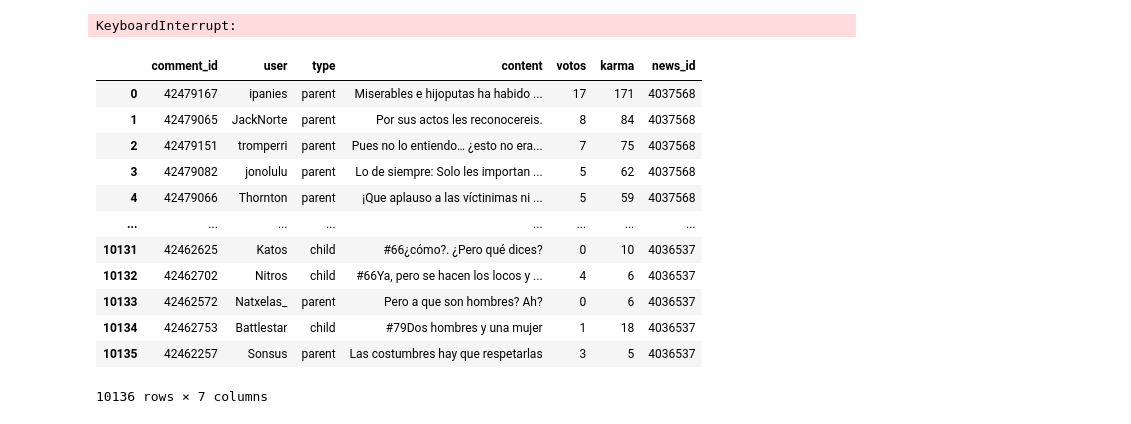
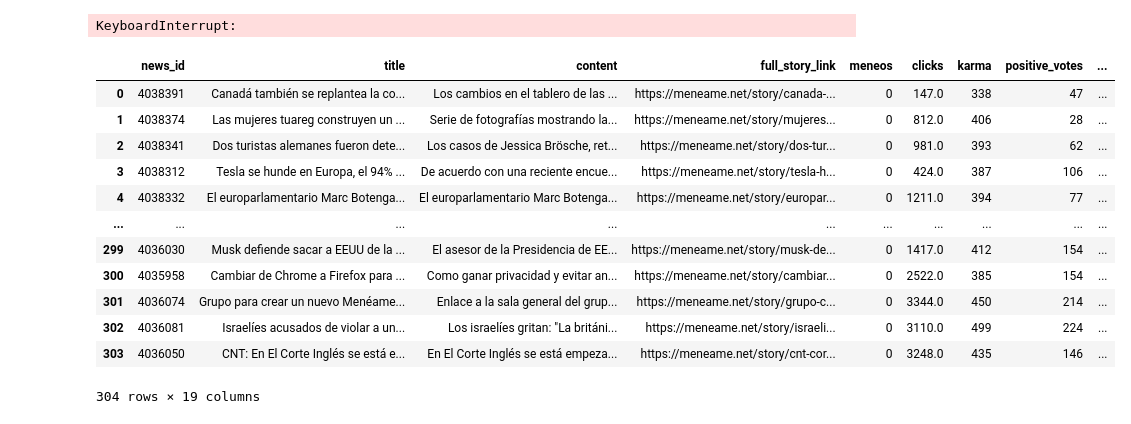
Before and after one commit to LucijaBrcic/Analisis-de-noticias, a Jupyter notebook: src/01.Scraper/scrape_comments.ipynb, the cells around one changed output. Cells and saved outputs as stored; diff of their text form; code cells hidden in the pictures.

```diff
--- a/src/01.Scraper/scrape_comments.ipynb
+++ b/src/01.Scraper/scrape_comments.ipynb
@@ -165,21 +165,22 @@ Scraping page 311: https://www.meneame.net/?page=311
 Scraping page 312: https://www.meneame.net/?page=312
 Scraping page 313: https://www.meneame.net/?page=313
 KeyboardInterrupt:
-# %%
-df
-# %% [output]
-|  | comment_id | user | type | content | votos | karma | news_id |
-| 0 | 42479167 | ipanies | parent | Miserables e hijoputas ha habido ... | 17 | 171 | 4037568 |
-| 1 | 42479065 | JackNorte | parent | Por sus actos les reconocereis. | 8 | 84 | 4037568 |
-| 2 | 42479151 | tromperri | parent | Pues no lo entiendo… ¿esto no era... | 7 | 75 | 4037568 |
-| 3 | 42479082 | jonolulu | parent | Lo de siempre: Solo les importan ... | 5 | 62 | 4037568 |
-| 4 | 42479066 | Thornton | parent | ¡Que aplauso a las víctinimas ni ... | 5 | 59 | 4037568 |
-| ... | ... | ... | ... | ... | ... | ... | ... |
-| 10131 | 42462625 | Katos | child | #66¿cómo?. ¿Pero qué dices? | 0 | 10 | 4036537 |
-| 10132 | 42462702 | Nitros | child | #66Ya, pero se hacen los locos y ... | 4 | 6 | 4036537 |
-| 10133 | 42462572 | Natxelas_ | parent | Pero a que son hombres? Ah? | 0 | 6 | 4036537 |
-| 10134 | 42462753 | Battlestar | child | #79Dos hombres y una mujer | 1 | 18 | 4036537 |
-| 10135 | 42462257 | Sonsus | parent | Las costumbres hay que respetarlas | 3 | 5 | 4036537 |
-10136 rows × 7 columns
+# %%
+df0=pd.read_csv("../00.data/preprocesado/meneame_procesado.csv")
+df0
+# %% [output]
+|  | news_id | title | content | full_story_link | meneos | clicks | karma | positive_votes | ... |
+| 0 | 4038391 | Canadá también se replantea la co... | Los cambios en el tablero de las ... | https://meneame.net/story/canada-... | 0 | 147.0 | 338 | 47 | ... |
+| 1 | 4038374 | Las mujeres tuareg construyen un ... | Serie de fotografías mostrando la... | https://meneame.net/story/mujeres... | 0 | 812.0 | 406 | 28 | ... |
+| 2 | 4038341 | Dos turistas alemanes fueron dete... | Los casos de Jessica Brösche, ret... | https://meneame.net/story/dos-tur... | 0 | 981.0 | 393 | 62 | ... |
+| 3 | 4038312 | Tesla se hunde en Europa, el 94% ... | De acuerdo con una reciente encue... | https://meneame.net/story/tesla-h... | 0 | 424.0 | 387 | 106 | ... |
+| 4 | 4038332 | El europarlamentario Marc Botenga... | El europarlamentario Marc Botenga... | https://meneame.net/story/europar... | 0 | 1211.0 | 394 | 77 | ... |
+| ... | ... | ... | ... | ... | ... | ... | ... | ... | ... |
+| 299 | 4036030 | Musk defiende sacar a EEUU de la ... | El asesor de la Presidencia de EE... | https://meneame.net/story/musk-de... | 0 | 1417.0 | 412 | 154 | ... |
+| 300 | 4035958 | Cambiar de Chrome a Firefox para ... | Como ganar privacidad y evitar an... | https://meneame.net/story/cambiar... | 0 | 2522.0 | 385 | 154 | ... |
+| 301 | 4036074 | Grupo para crear un nuevo Menéame... | Enlace a la sala general del grup... | https://meneame.net/story/grupo-c... | 0 | 3344.0 | 450 | 214 | ... |
+| 302 | 4036081 | Israelíes acusados de violar a un... | Los israelíes gritan: "La británi... | https://meneame.net/story/israeli... | 0 | 3110.0 | 499 | 224 | ... |
+| 303 | 4036050 | CNT: En El Corte Inglés se está e... | En El Corte Inglés se está empeza... | https://meneame.net/story/cnt-cor... | 0 | 3248.0 | 435 | 146 | ... |
+304 rows × 19 columns
 # %%
 df[['comment_id', "user", "content", "votos", "karma", "news_id"]]
```
Also changed, not shown: parts of 1 cell of this notebook, 19 other files.
